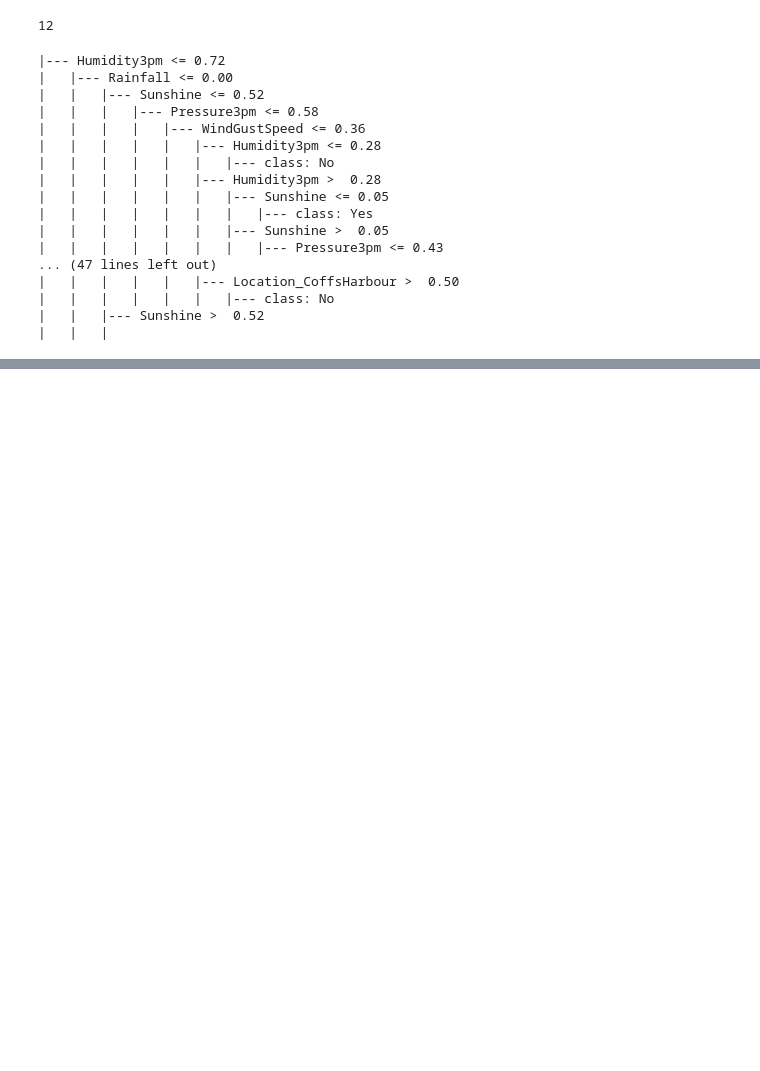
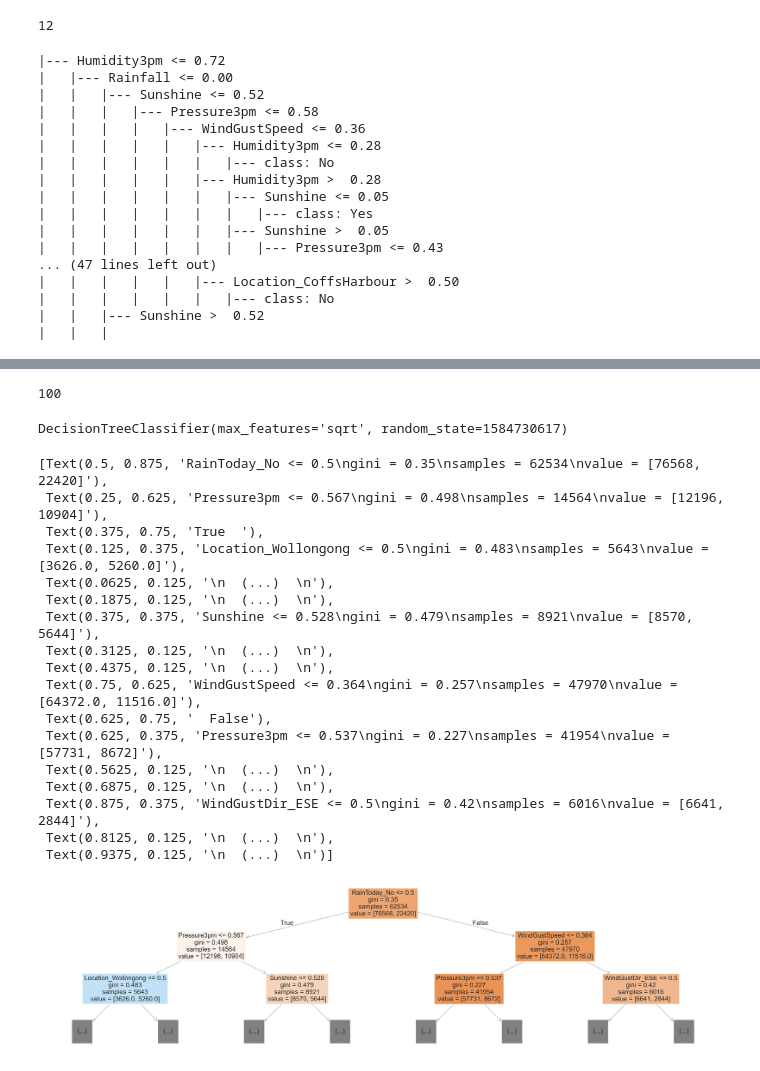
Before and after one commit to minhtran241/ML-DL-LLM-GenAI, a Jupyter notebook: Scikit-Learn-ML/decision_trees_random_forests.ipynb, the cells around one changed output, grey strips where cells are left out. Drawn from its saved outputs; the diff is of its cells as text; code cells hidden in the pictures; blank space fills up the shorter version.

Commit message:
add random forest implementation

```diff
--- a/Scikit-Learn-ML/decision_trees_random_forests.ipynb
+++ b/Scikit-Learn-ML/decision_trees_random_forests.ipynb
@@ -446,3 +446,7 @@ print(model_text[:3000])
 |   |   |   |   |   |   |--- class: No
 |   |   |--- Sunshine >  0.52
 |   |   |
+# %%
+from sklearn.ensemble import RandomForestClassifier
+
+model = RandomForestClassifier(n_jobs=-1).fit(X_train, train_targets)
@@ -448,0 +468,30 @@ print(model_text[:3000])
+# %%
+len(model.estimators_)
+# %% [output]
+100
+# %%
+model.estimators_[0]
+# %% [output]
+DecisionTreeClassifier(max_features='sqrt', random_state=1584730617)
+# %%
+plt.figure(figsize=(80, 20))
+plot_tree(model.estimators_[0], feature_names=X_train.columns, max_depth=2, filled=True)
+# %% [output]
+[Text(0.5, 0.875, 'RainToday_No <= 0.5\ngini = 0.35\nsamples = 62534\nvalue = [76568, 22420]'),
+ Text(0.25, 0.625, 'Pressure3pm <= 0.567\ngini = 0.498\nsamples = 14564\nvalue = [12196, 10904]'),
+ Text(0.375, 0.75, 'True  '),
+ Text(0.125, 0.375, 'Location_Wollongong <= 0.5\ngini = 0.483\nsamples = 5643\nvalue = [3626.0, 5260.0]'),
+ Text(0.0625, 0.125, '\n  (...)  \n'),
+ Text(0.1875, 0.125, '\n  (...)  \n'),
+ Text(0.375, 0.375, 'Sunshine <= 0.528\ngini = 0.479\nsamples = 8921\nvalue = [8570, 5644]'),
+ Text(0.3125, 0.125, '\n  (...)  \n'),
+ Text(0.4375, 0.125, '\n  (...)  \n'),
+ Text(0.75, 0.625, 'WindGustSpeed <= 0.364\ngini = 0.257\nsamples = 47970\nvalue = [64372.0, 11516.0]'),
+ Text(0.625, 0.75, '  False'),
+ Text(0.625, 0.375, 'Pressure3pm <= 0.537\ngini = 0.227\nsamples = 41954\nvalue = [57731, 8672]'),
+ Text(0.5625, 0.125, '\n  (...)  \n'),
+ Text(0.6875, 0.125, '\n  (...)  \n'),
+ Text(0.875, 0.375, 'WindGustDir_ESE <= 0.5\ngini = 0.42\nsamples = 6016\nvalue = [6641, 2844]'),
+ Text(0.8125, 0.125, '\n  (...)  \n'),
+ Text(0.9375, 0.125, '\n  (...)  \n')]
+[figure, added]
```
Also changed, not shown: parts of 31 cells of this notebook.
